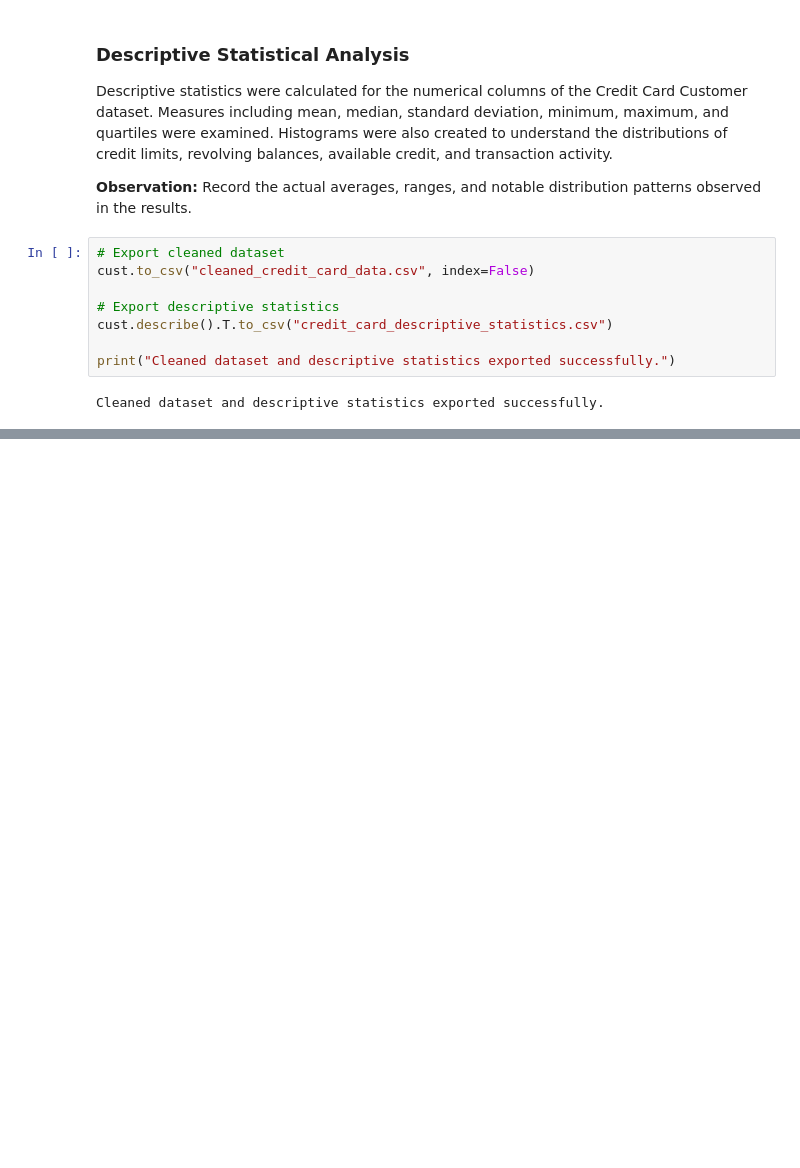
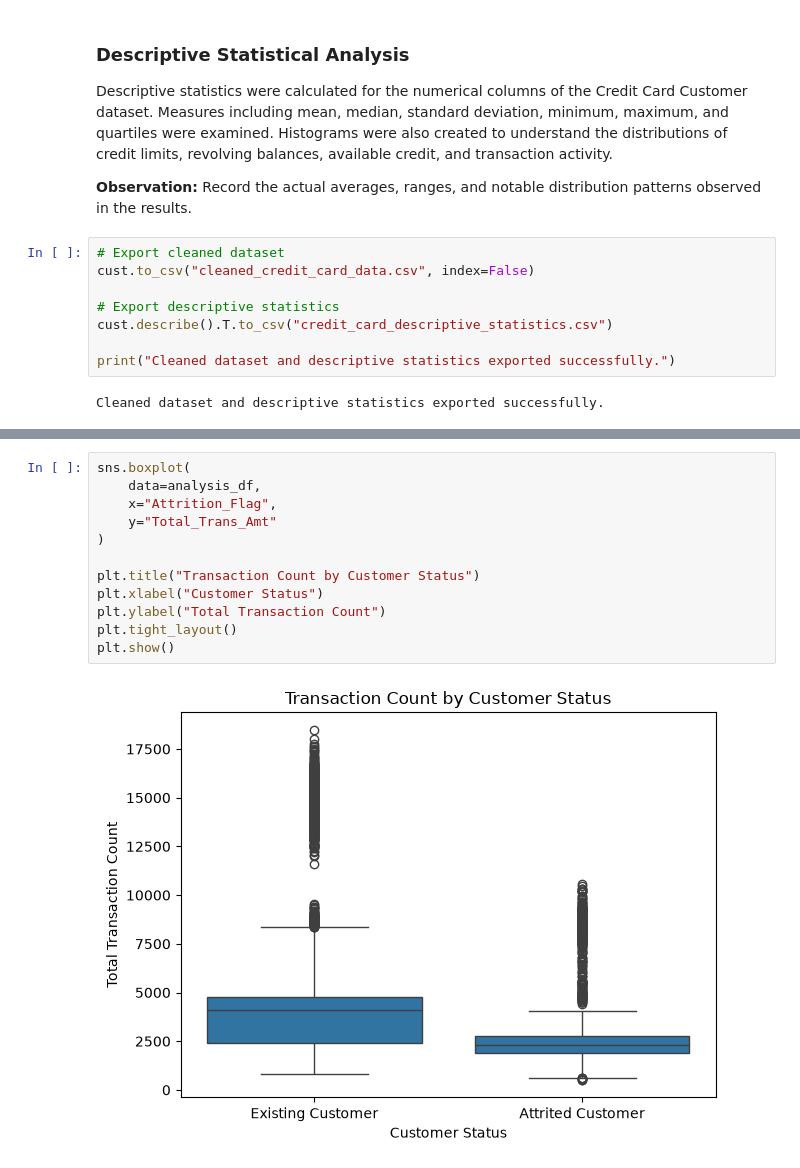
Before and after one commit to rajjadav007/Credit_card_customer_analysis, a Jupyter notebook: BankData.ipynb, the cells around one changed output, grey strips where cells are left out. Drawn from its saved outputs; the diff is of its cells as text; blank space fills up the shorter version.

```diff
--- a/BankData.ipynb
+++ b/BankData.ipynb
@@ -564,0 +685,14 @@ Cleaned dataset and descriptive statistics exported successfully.
+# %%
+sns.boxplot(
+    data=analysis_df,
+    x="Attrition_Flag",
+    y="Total_Trans_Amt"
+)
+
+plt.title("Transaction Count by Customer Status")
+plt.xlabel("Customer Status")
+plt.ylabel("Total Transaction Count")
+plt.tight_layout()
+plt.show()
+# %% [output]
+[figure, added]
```
Also changed, not shown: parts of 39 cells of this notebook, 2 other files.
